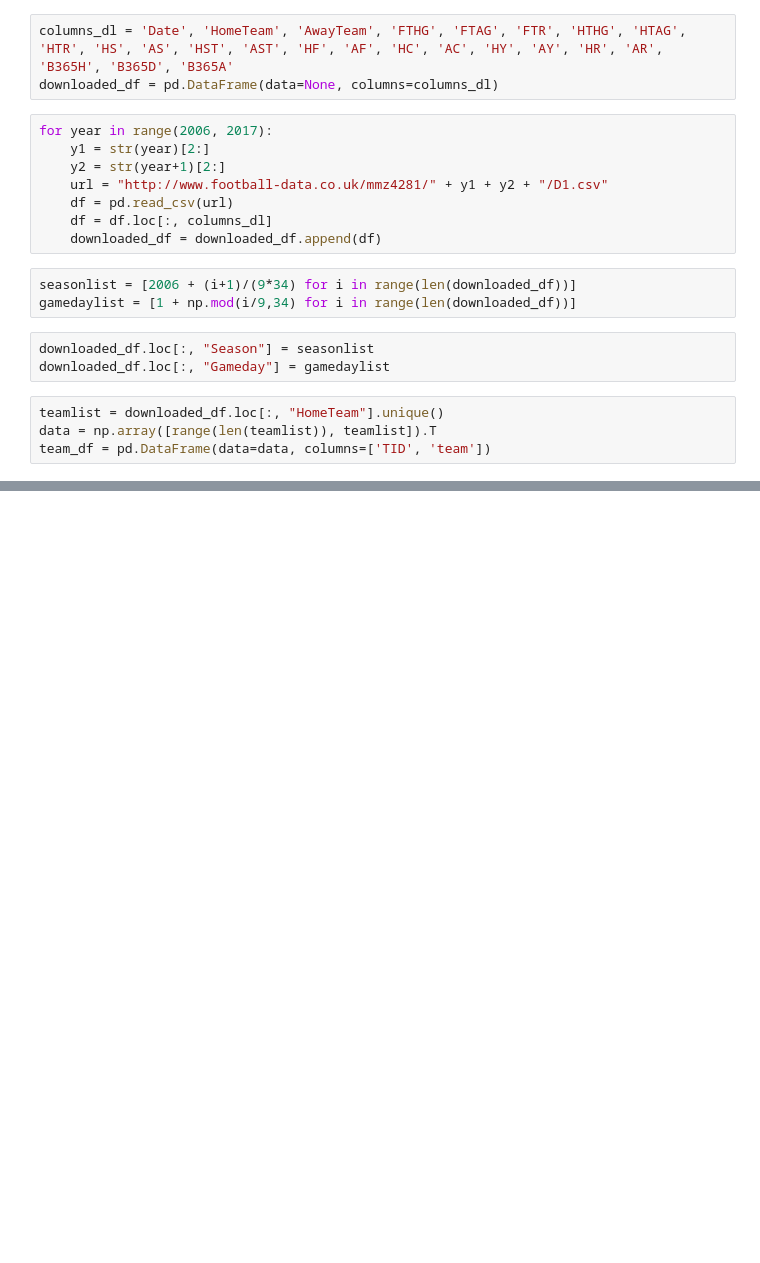
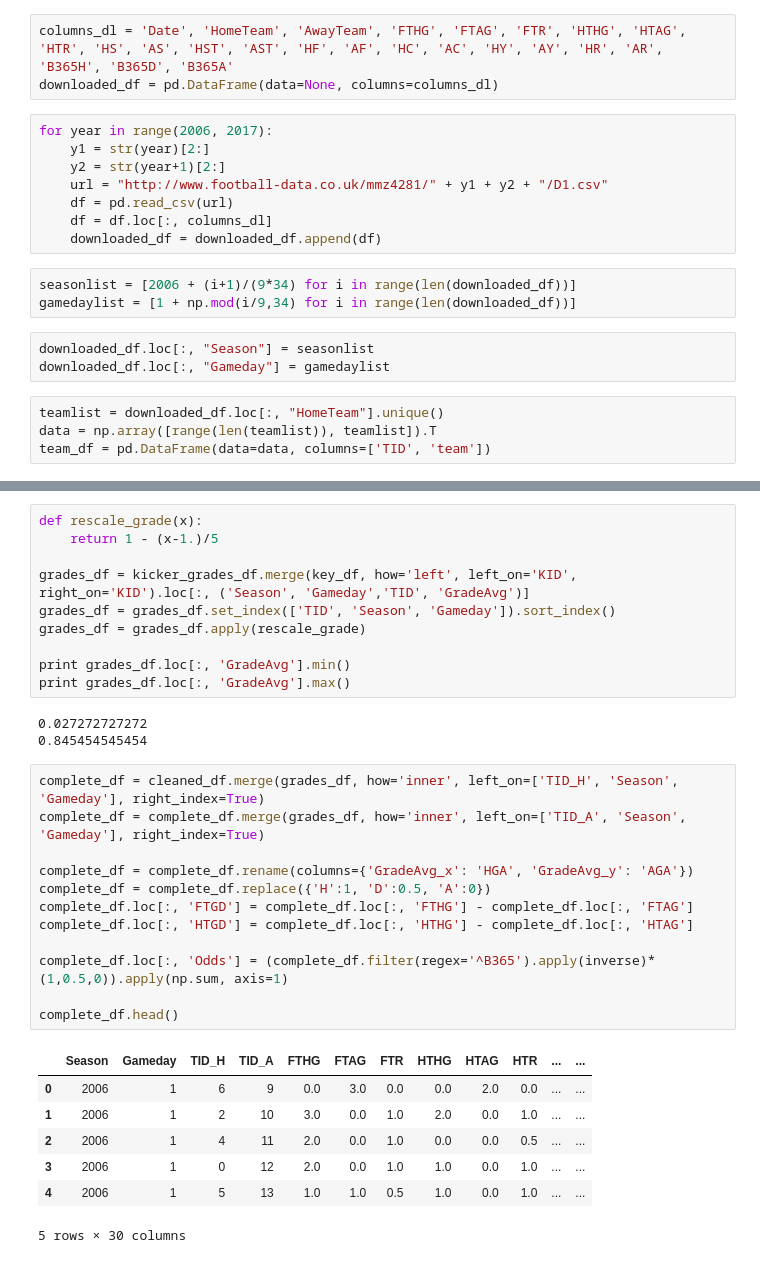
Before and after one commit to mgbukov/bundesliga, a Jupyter notebook: Buli_Download.ipynb, the cells around one changed output, grey strips where cells are left out. Saved outputs shown, nothing was run; the diff lists cells and outputs as text; blank space fills up the shorter version.

```diff
--- a/Buli_Download.ipynb
+++ b/Buli_Download.ipynb
@@ -47,0 +175,33 @@ cleaned_df.to_csv('Bundesliga_Data_2006_2016.csv', index=False)
+# %%
+def rescale_grade(x):
+    return 1 - (x-1.)/5
+
+grades_df = kicker_grades_df.merge(key_df, how='left', left_on='KID', right_on='KID').loc[:, ('Season', 'Gameday','TID', 'GradeAvg')]
+grades_df = grades_df.set_index(['TID', 'Season', 'Gameday']).sort_index()
+grades_df = grades_df.apply(rescale_grade)
+
+print grades_df.loc[:, 'GradeAvg'].min()
+print grades_df.loc[:, 'GradeAvg'].max()
+# %% [output]
+0.027272727272
+0.845454545454
+# %%
+complete_df = cleaned_df.merge(grades_df, how='inner', left_on=['TID_H', 'Season', 'Gameday'], right_index=True)
+complete_df = complete_df.merge(grades_df, how='inner', left_on=['TID_A', 'Season', 'Gameday'], right_index=True)
+
+complete_df = complete_df.rename(columns={'GradeAvg_x': 'HGA', 'GradeAvg_y': 'AGA'})
+complete_df = complete_df.replace({'H':1, 'D':0.5, 'A':0})
+complete_df.loc[:, 'FTGD'] = complete_df.loc[:, 'FTHG'] - complete_df.loc[:, 'FTAG']
+complete_df.loc[:, 'HTGD'] = complete_df.loc[:, 'HTHG'] - complete_df.loc[:, 'HTAG']
+
+complete_df.loc[:, 'Odds'] = (complete_df.filter(regex='^B365').apply(inverse)*(1,0.5,0)).apply(np.sum, axis=1)
+
+complete_df.head()
+# %% [output]
+|  | Season | Gameday | TID_H | TID_A | FTHG | FTAG | FTR | HTHG | HTAG | HTR | ... | ... |
+| 0 | 2006 | 1 | 6 | 9 | 0.0 | 3.0 | 0.0 | 0.0 | 2.0 | 0.0 | ... | ... |
+| 1 | 2006 | 1 | 2 | 10 | 3.0 | 0.0 | 1.0 | 2.0 | 0.0 | 1.0 | ... | ... |
+| 2 | 2006 | 1 | 4 | 11 | 2.0 | 0.0 | 1.0 | 0.0 | 0.0 | 0.5 | ... | ... |
+| 3 | 2006 | 1 | 0 | 12 | 2.0 | 0.0 | 1.0 | 1.0 | 0.0 | 1.0 | ... | ... |
+| 4 | 2006 | 1 | 5 | 13 | 1.0 | 1.0 | 0.5 | 1.0 | 0.0 | 1.0 | ... | ... |
+5 rows × 30 columns
```
Also changed, not shown: parts of 13 cells of this notebook, 2 other files.
